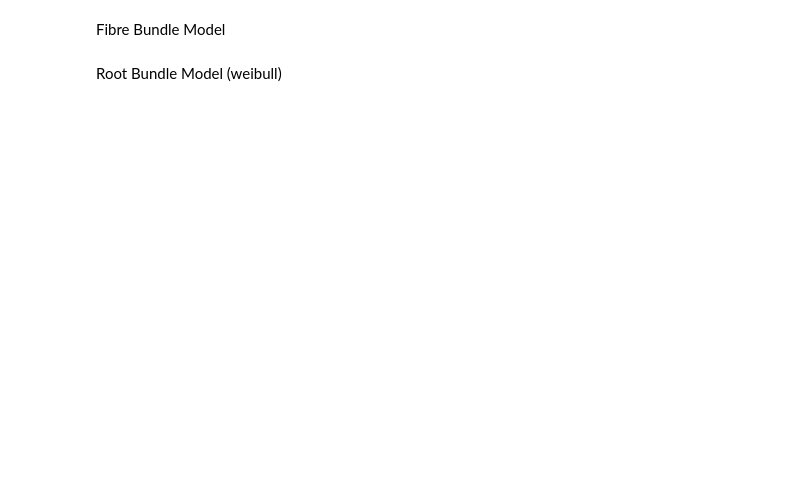
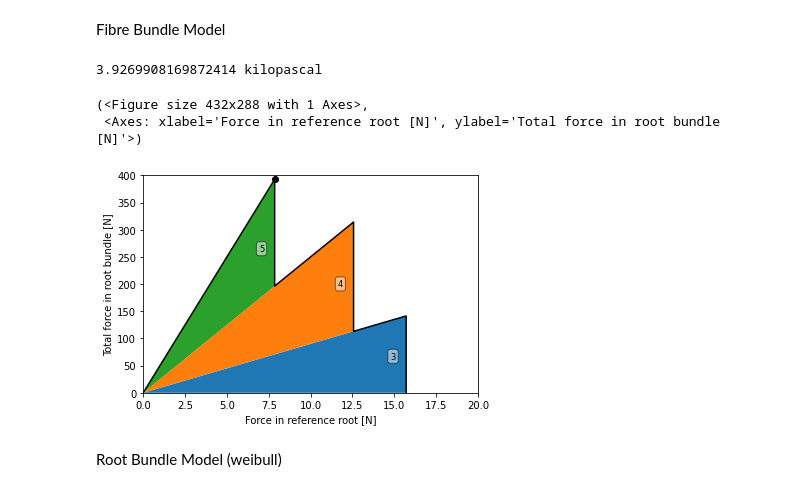
Before and after one commit to rootmemo/pyrootmemo, a Jupyter notebook: sbee2025/notebook_x_maintalk.ipynb, the cells around one changed output. Saved outputs shown, nothing was run; the diff lists cells and outputs as text; code cells hidden in the pictures; blank space fills up the shorter version.

```diff
--- a/sbee2025/notebook_x_maintalk.ipynb
+++ b/sbee2025/notebook_x_maintalk.ipynb
@@ -44,9 +46,14 @@ print(wwm.peak_reinforcement(failure_surface).to('kPa'))
 # %% [markdown]
 Fibre Bundle Model
 # %%
-fbm = Fbm(roots, load_sharing = 0.0)
+fbm = Fbm(roots, load_sharing = 2.0)
 print(fbm.peak_reinforcement(failure_surface).to('kPa'))
 fbm.plot(stack = True, labels = [3, 4, 5])
+# %% [output]
+3.9269908169872414 kilopascal
+(<Figure size 432x288 with 1 Axes>,
+ <Axes: xlabel='Force in reference root [N]', ylabel='Total force in root bundle [N]'>)
+[figure, added]
 # %% [markdown]
 Root Bundle Model (weibull)
 # %%
```
Also changed, not shown: parts of 3 cells of this notebook, 2 other files.
